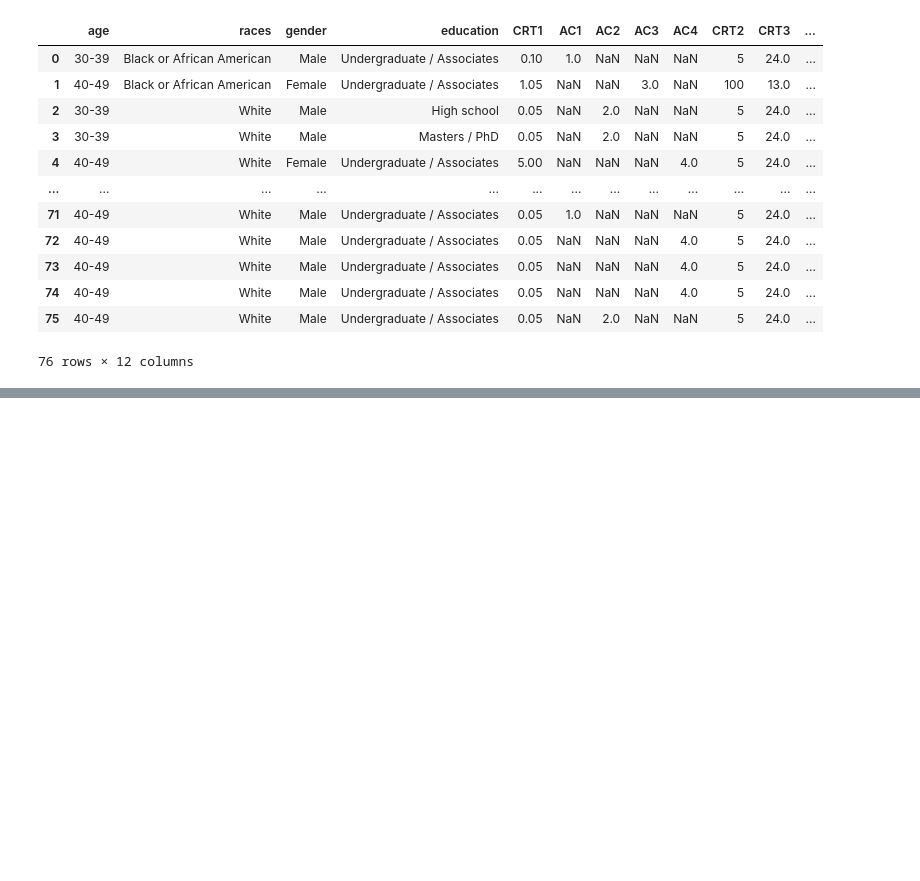
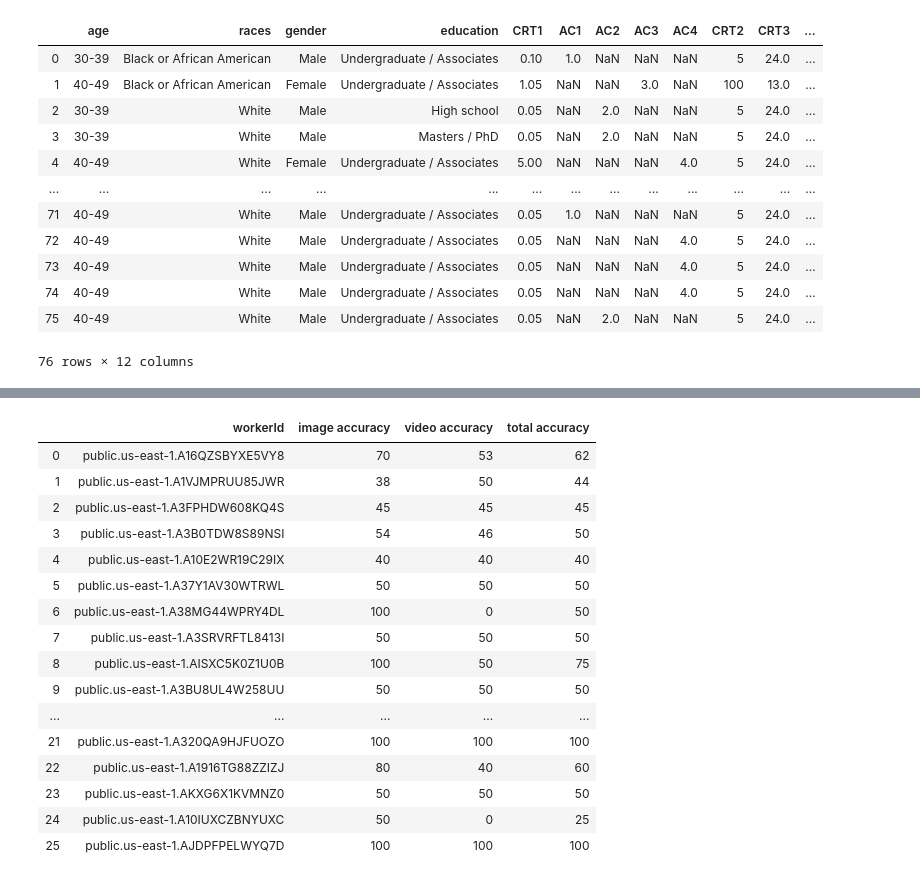
Before and after one commit to suhasdara/Deepfake-Detection, a Jupyter notebook: analysis.ipynb, the cells around one changed output, grey strips where cells are left out. Drawn from its saved outputs; the diff is of its cells as text; code cells hidden in the pictures; blank space fills up the shorter version.

```diff
--- a/analysis.ipynb
+++ b/analysis.ipynb
@@ -212,0 +274,36 @@ pd.merge(annotations, survey_data, on=["code"])
+# %%
+#create a dataframe
+accuracy_df = pd.DataFrame()
+list_id = []
+list_im_acc = []
+list_vid_acc = []
+list_total_acc = []
+for w in worker_accuracy_dict:
+    list_id.append(w)
+    list_im_acc.append(worker_accuracy_image[w])
+    list_vid_acc.append(worker_accuracy_video[w])
+    list_total_acc.append(worker_accuracy_dict[w])
+accuracy_df["workerId"] = list_id
+accuracy_df["image accuracy"] = list_im_acc
+accuracy_df["video accuracy"] = list_vid_acc
+accuracy_df["total accuracy"] = list_total_acc
+# %%
+accuracy_df
+# %% [output]
+|  | workerId | image accuracy | video accuracy | total accuracy |
+| 0 | public.us-east-1.A16QZSBYXE5VY8 | 70 | 53 | 62 |
+| 1 | public.us-east-1.A1VJMPRUU85JWR | 38 | 50 | 44 |
+| 2 | public.us-east-1.A3FPHDW608KQ4S | 45 | 45 | 45 |
+| 3 | public.us-east-1.A3B0TDW8S89NSI | 54 | 46 | 50 |
+| 4 | public.us-east-1.A10E2WR19C29IX | 40 | 40 | 40 |
+| 5 | public.us-east-1.A37Y1AV30WTRWL | 50 | 50 | 50 |
+| 6 | public.us-east-1.A38MG44WPRY4DL | 100 | 0 | 50 |
+| 7 | public.us-east-1.A3SRVRFTL8413I | 50 | 50 | 50 |
+| 8 | public.us-east-1.AISXC5K0Z1U0B | 100 | 50 | 75 |
+| 9 | public.us-east-1.A3BU8UL4W258UU | 50 | 50 | 50 |
+| ... | ... | ... | ... | ... |
+| 21 | public.us-east-1.A320QA9HJFUOZO | 100 | 100 | 100 |
+| 22 | public.us-east-1.A1916TG88ZZIZJ | 80 | 40 | 60 |
+| 23 | public.us-east-1.AKXG6X1KVMNZ0 | 50 | 50 | 50 |
+| 24 | public.us-east-1.A10IUXCZBNYUXC | 50 | 0 | 25 |
+| 25 | public.us-east-1.AJDPFPELWYQ7D | 100 | 100 | 100 |
```
Also changed, not shown: parts of 7 cells of this notebook.
